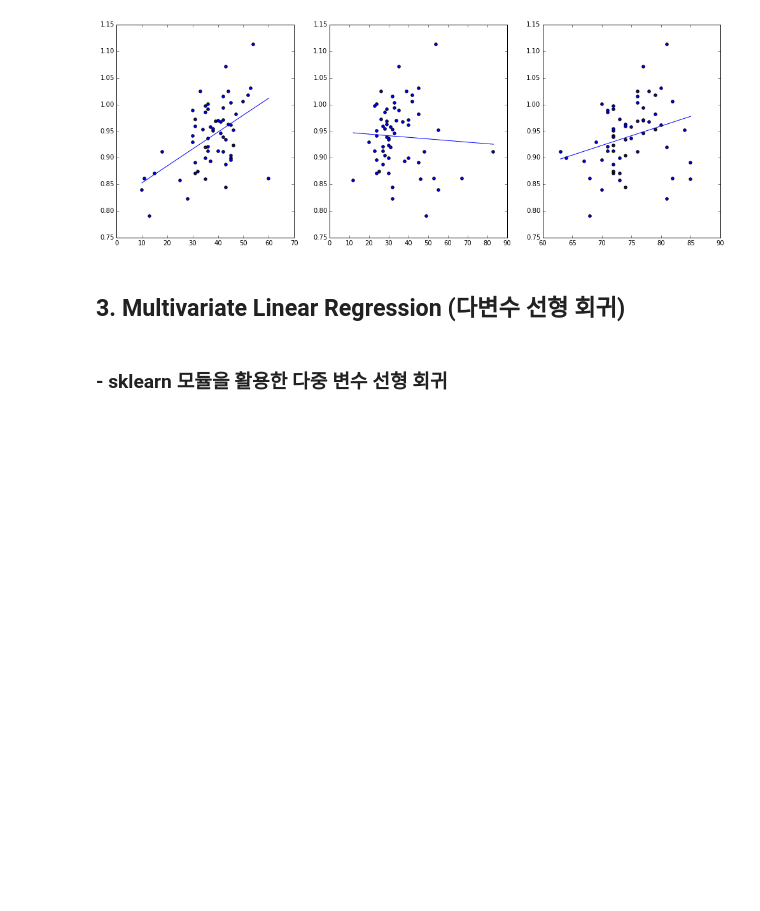
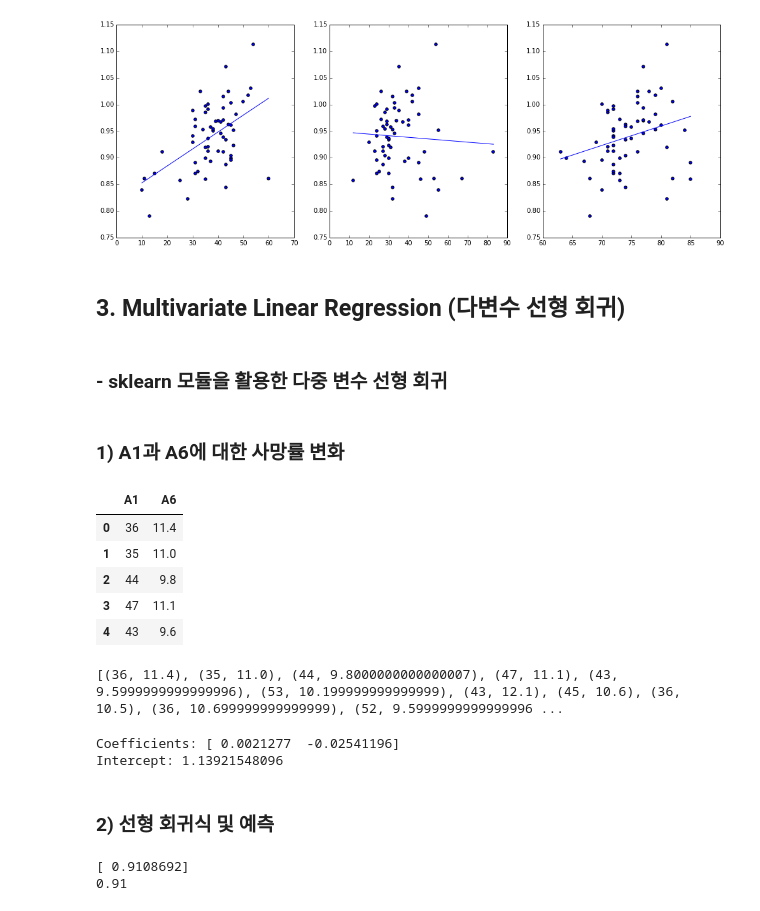
Before and after one commit to glenn89/Data_science, a Jupyter notebook: Linear_Regression.ipynb, the cells around one changed output. Cells and saved outputs as stored; diff of their text form; code cells hidden in the pictures; blank space fills up the shorter version.

```diff
--- a/Linear_Regression.ipynb
+++ b/Linear_Regression.ipynb
@@ -317,0 +321,34 @@ ax3.plot(line_plot_x3, a3[1] + a3[0] * line_plot_x3)
+# %% [markdown]
+### 1) A1과 A6에 대한 사망률 변화
+# %%
+ df[['A1', 'A6']].head()
+# %% [output]
+|  | A1 | A6 |
+| 0 | 36 | 11.4 |
+| 1 | 35 | 11.0 |
+| 2 | 44 | 9.8 |
+| 3 | 47 | 11.1 |
+| 4 | 43 | 9.6 |
+# %%
+X = zip(df['A1'], df['A6'])   #각 칼럼의 원소들을 순서대로 묶어서 튜플로 만들어 주는 내장함수 zip
+print X
+y = df['D'].values
+# %% [output]
+[(36, 11.4), (35, 11.0), (44, 9.8000000000000007), (47, 11.1), (43, 9.5999999999999996), (53, 10.199999999999999), (43, 12.1), (45, 10.6), (36, 10.5), (36, 10.699999999999999), (52, 9.5999999999999996 ...
+# %%
+regr = regr.fit(X, y)
+
+print 'Coefficients:', regr.coef_
+print 'Intercept:', regr.intercept_
+# %% [output]
+Coefficients: [ 0.0021277  -0.02541196]
+Intercept: 1.13921548096
+# %% [markdown]
+### 2) 선형 회귀식 및 예측
+# %%
+test_x = [36, 12]
+print regr.predict(test_x)
+print 1.1392 + 0.0021 * 36 - 0.0254 * 12
+# %% [output]
+[ 0.9108692]
+0.91
```
Also changed, not shown: parts of 8 cells of this notebook, 3 other files.
